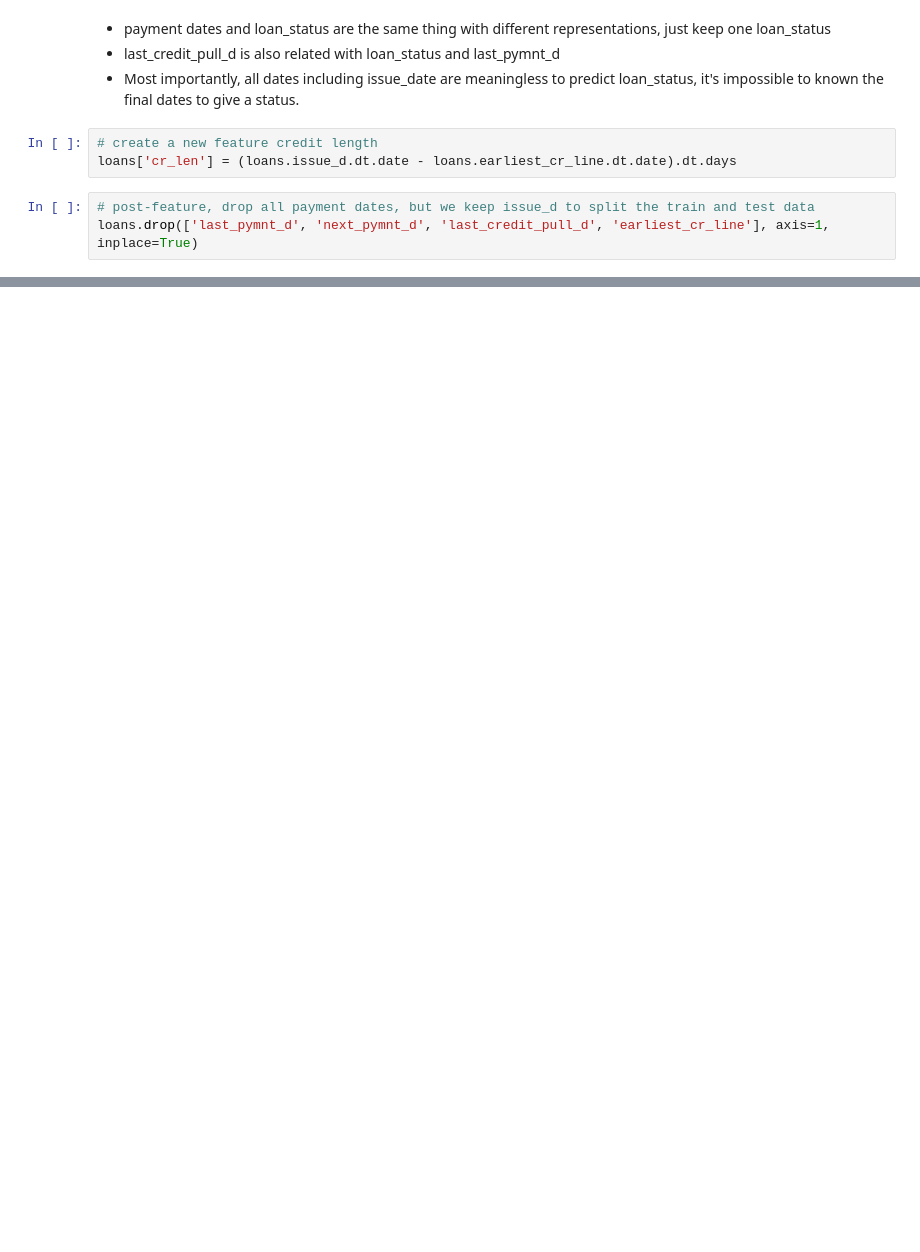
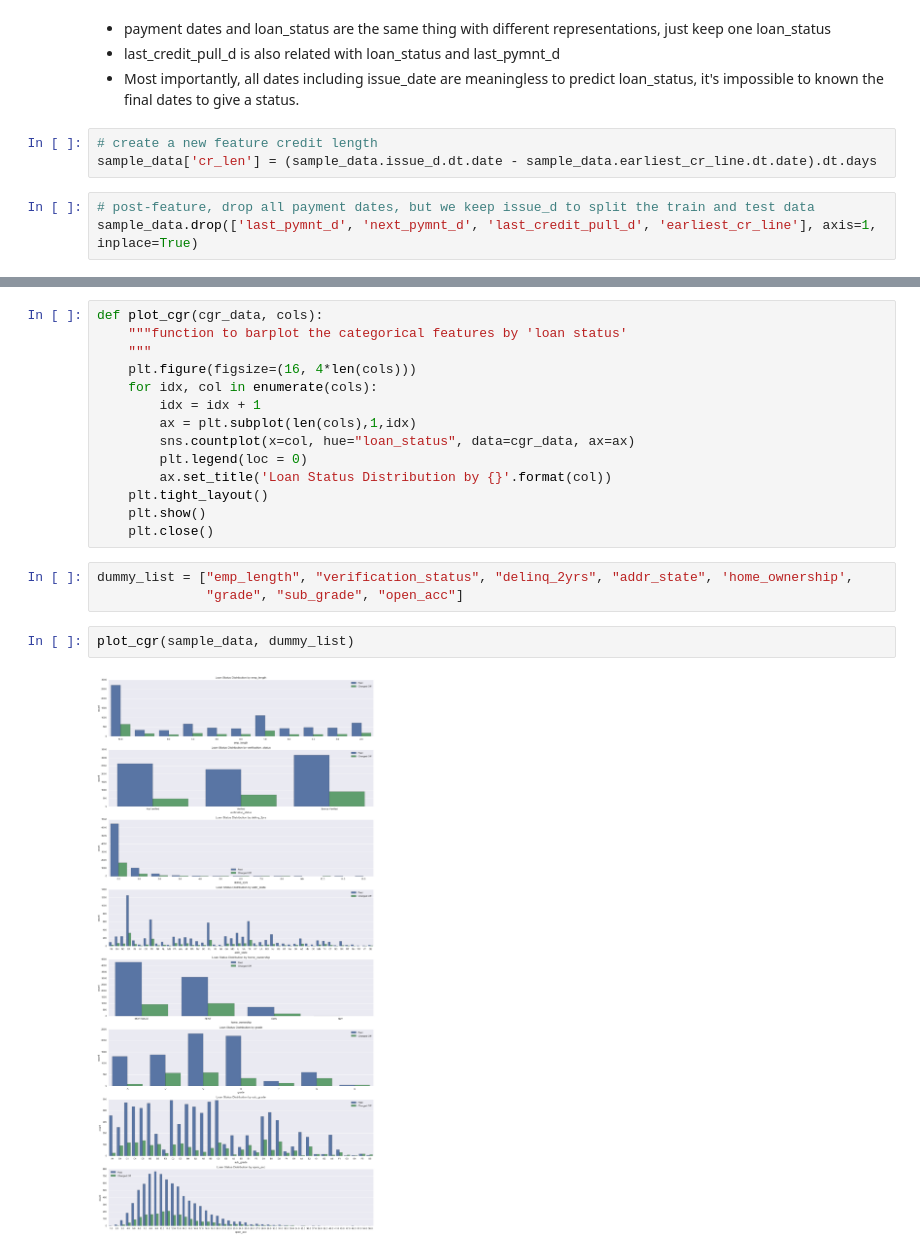
Before and after one commit to ibowen/data_camp, a Jupyter notebook: ds_pro/lendingclub_EDA.ipynb, the cells around one changed output, grey strips where cells are left out. Cells and saved outputs as stored; diff of their text form; blank space fills up the shorter version.

```diff
--- a/ds_pro/lendingclub_EDA.ipynb
+++ b/ds_pro/lendingclub_EDA.ipynb
@@ -384,7 +334,7 @@ if next_pymnt_d is not 'NaT, the number of status that is either 'Current' nor '
 - Most importantly, all dates including issue_date are meaningless to predict loan_status, it's impossible to known the final dates to give a status.
 # %%
 # create a new feature credit length
-loans['cr_len'] = (loans.issue_d.dt.date - loans.earliest_cr_line.dt.date).dt.days
+sample_data['cr_len'] = (sample_data.issue_d.dt.date - sample_data.earliest_cr_line.dt.date).dt.days
 # %%
 # post-feature, drop all payment dates, but we keep issue_d to split the train and test data
-loans.drop(['last_pymnt_d', 'next_pymnt_d', 'last_credit_pull_d', 'earliest_cr_line'], axis=1, inplace=True)
+sample_data.drop(['last_pymnt_d', 'next_pymnt_d', 'last_credit_pull_d', 'earliest_cr_line'], axis=1, inplace=True)
@@ -459,0 +350,21 @@ dtype: int64
+# %%
+def plot_cgr(cgr_data, cols):
+    """function to barplot the categorical features by 'loan status'
+    """
+    plt.figure(figsize=(16, 4*len(cols)))
+    for idx, col in enumerate(cols):
+        idx = idx + 1
+        ax = plt.subplot(len(cols),1,idx)
+        sns.countplot(x=col, hue="loan_status", data=cgr_data, ax=ax)
+        plt.legend(loc = 0)
+        ax.set_title('Loan Status Distribution by {}'.format(col))
+    plt.tight_layout()
+    plt.show()
+    plt.close()
+# %%
+dummy_list = ["emp_length", "verification_status", "delinq_2yrs", "addr_state", 'home_ownership',
+              "grade", "sub_grade", "open_acc"]
+# %%
+plot_cgr(sample_data, dummy_list)
+# %% [output]
+[figure, added]
```
Also changed, not shown: parts of 94 cells of this notebook.
